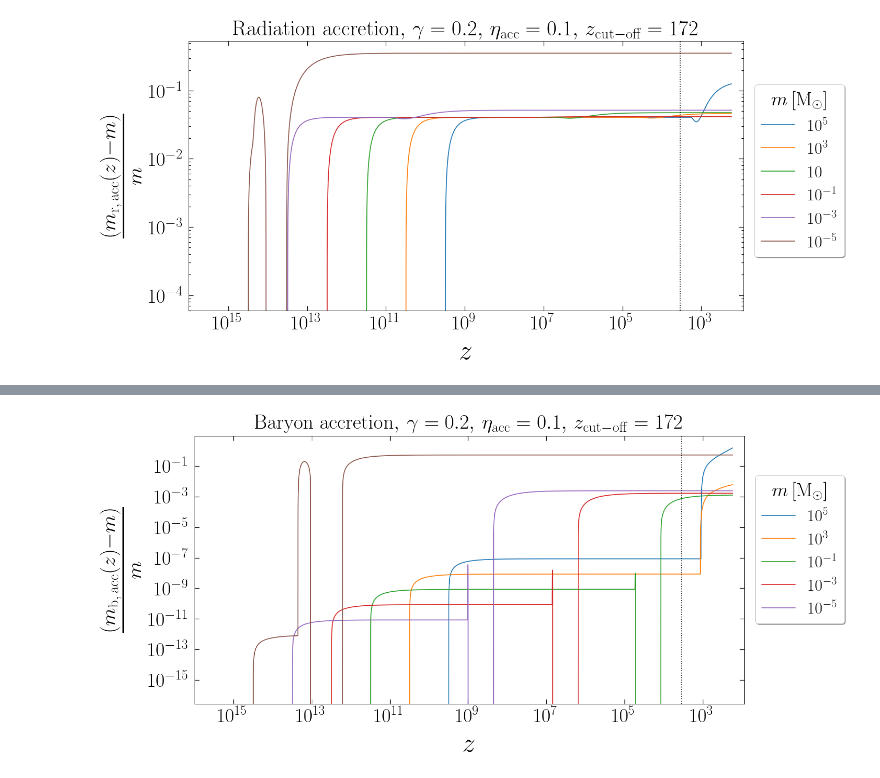
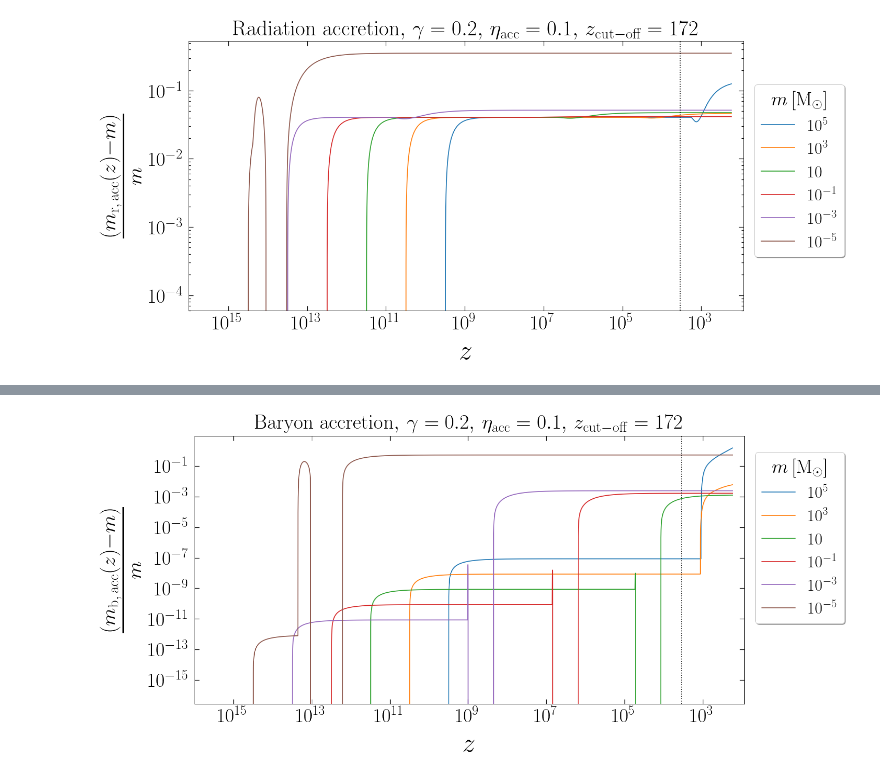
Before and after one commit to pratibhajangra591/project-2, a Jupyter notebook: accretion.ipynb, the cells around one changed output, grey strips where cells are left out. Drawn from its saved outputs; the diff is of its cells as text; code cells hidden in the pictures.

```diff
--- a/accretion.ipynb
+++ b/accretion.ipynb
@@ -351,32 +351,32 @@ for i, (m1, color) in enumerate(zip(m1_arr, colors)):
     z_i = z_pbh(m1,  γ)
     y = m1
     z_cut_off = 172
     t = np.geomspace(z_i, z_cut_off, 1000000)
     sol = solve_ivp(m_bacc, t_span = [t[0], t[-1]], y0 = [y],  t_eval = t)
     ax.loglog(sol.t, (sol.y[0] - y)/y)
 
 
 plt.axvline(x = z_eq,  color = 'k',  linestyle = ':')
 
 
 ax.tick_params(axis='x', pad = 8.9)
 ax.tick_params(axis='y', pad = 8.9)
 
 
 plt.xticks(fontsize = 38)
 plt.yticks(fontsize = 38)
 plt.xlabel('$z$',fontsize = 52, labelpad = 14)
 plt.ylabel(r'$\frac{(m_\mathrm{b,\, acc}(z) - m)}{m} $',fontsize = 58, labelpad = 14)
-plt.legend(['$10^{5}$', r'$10^{3}$',
+plt.legend(['$10^{5}$', r'$10^{3}$', '$10$',
             '$10^{-1}$', '$10^{-3}$', r'$10^{-5}$'],
            prop = {'size':32}, loc = (1.02, 0.3), shadow = True,
            title = '$m\, [\mathrm{M_{\odot}}]$' ,
            title_fontsize = 37, facecolor = 'white', fontsize = 65)
 
 plt.xlim(1e16, 0.5*z_cut_off)
 #plt.ylim(1e-12, 1e-5)
 plt.title(r'Baryon accretion$,\, \gamma = 0.2, \,\eta_\mathrm{acc} = 0.1, \, z_\mathrm{cut-off} =  172$', fontsize = 40, pad = 13)
 #plt.savefig('bacc_zth.pdf', bbox_inches = 'tight')
 plt.show()
 # %% [output]
-[figure, old version]
+[figure, new version]
```
Also changed, not shown: parts of 2 cells of this notebook.
